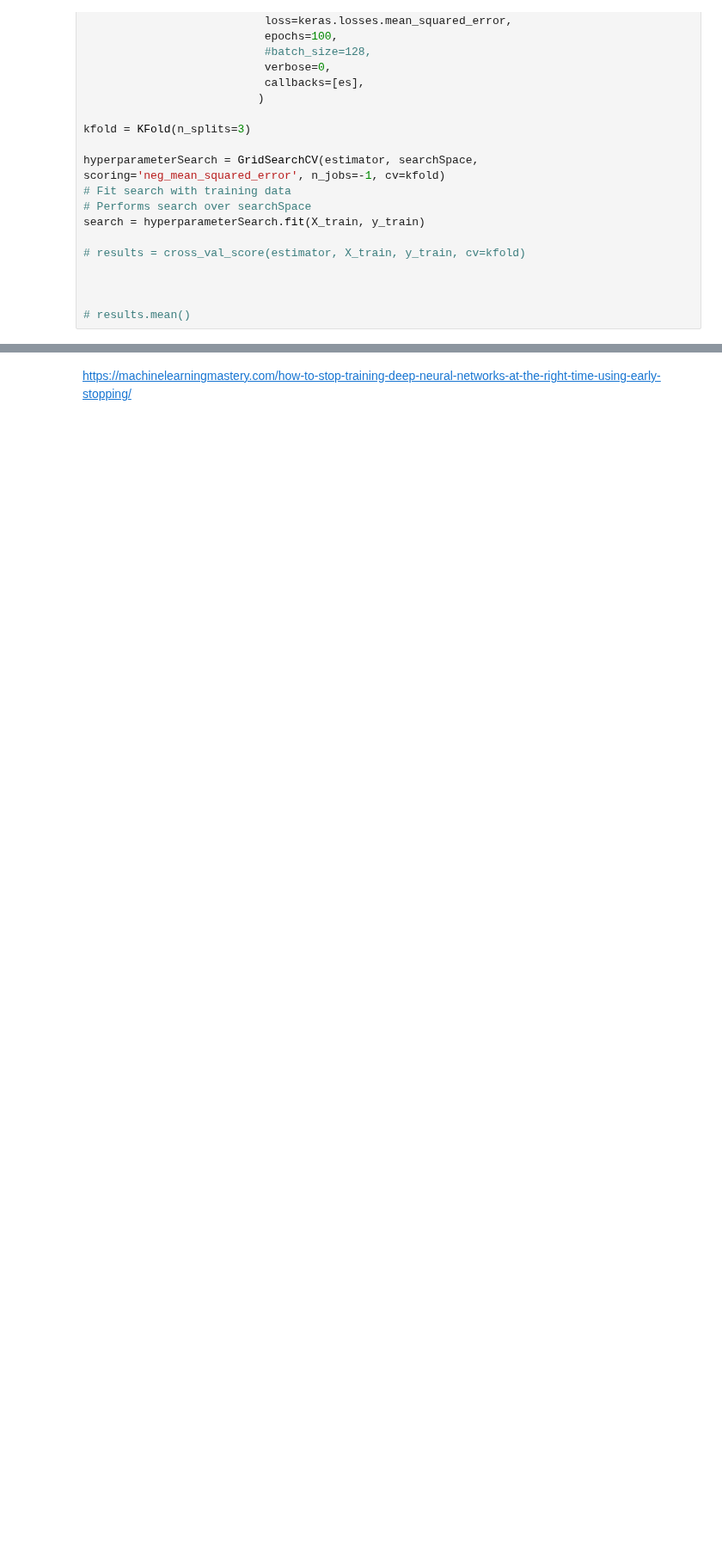
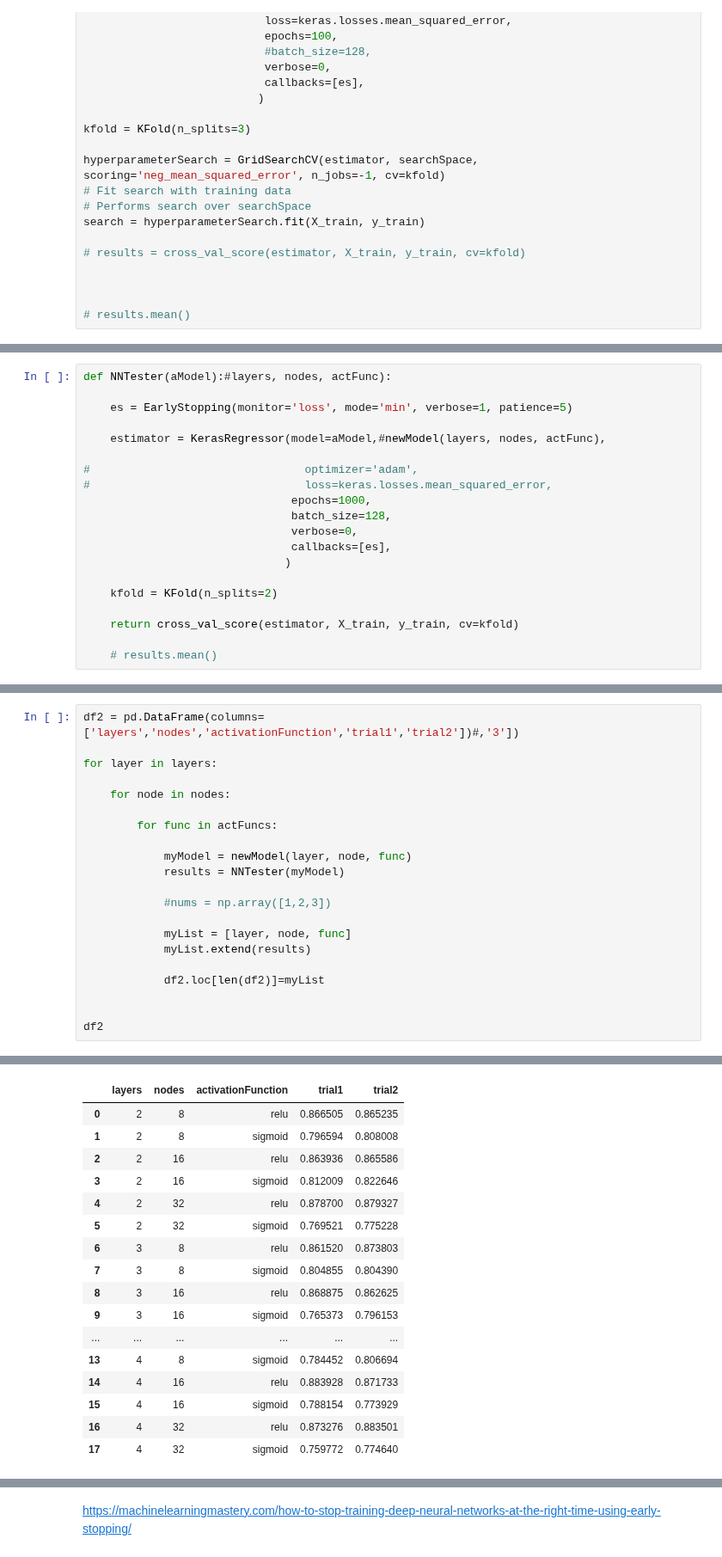
Before and after one commit to StephenTGibson/COMP527-colabNotebooks, a Jupyter notebook: COMP534-AppliedArtificialIntelligence/COMP534-CA2.ipynb, the cells around one changed output, grey strips where cells are left out. Shown at 86% size. Saved outputs shown, nothing was run; the diff lists cells and outputs as text; blank space fills up the shorter version.

```diff
--- a/COMP534-AppliedArtificialIntelligence/COMP534-CA2.ipynb
+++ b/COMP534-AppliedArtificialIntelligence/COMP534-CA2.ipynb
@@ -365,0 +349,20 @@ KerasRegressor(
+# %%
+def NNTester(aModel):#layers, nodes, actFunc):
+
+    es = EarlyStopping(monitor='loss', mode='min', verbose=1, patience=5)
+
+    estimator = KerasRegressor(model=aModel,#newModel(layers, nodes, actFunc),
+
+#                                optimizer='adam',
+#                                loss=keras.losses.mean_squared_error,
+                               epochs=1000,
+                               batch_size=128,
+                               verbose=0,
+                               callbacks=[es],
+                              )
+
+    kfold = KFold(n_splits=2)
+
+    return cross_val_score(estimator, X_train, y_train, cv=kfold)
+
+    # results.mean()
@@ -365,0 +373,22 @@ KerasRegressor(
+# %%
+df2 = pd.DataFrame(columns=['layers','nodes','activationFunction','trial1','trial2'])#,'3'])
+
+for layer in layers:
+
+    for node in nodes:
+
+        for func in actFuncs:
+
+            myModel = newModel(layer, node, func)
+            results = NNTester(myModel)
+
+            #nums = np.array([1,2,3])
+
+            myList = [layer, node, func]
+            myList.extend(results)
+
+            df2.loc[len(df2)]=myList
+
+
+df2
+# %% [output]
@@ -365,0 +412,17 @@ KerasRegressor(
+|  | layers | nodes | activationFunction | trial1 | trial2 |
+| 0 | 2 | 8 | relu | 0.866505 | 0.865235 |
+| 1 | 2 | 8 | sigmoid | 0.796594 | 0.808008 |
+| 2 | 2 | 16 | relu | 0.863936 | 0.865586 |
+| 3 | 2 | 16 | sigmoid | 0.812009 | 0.822646 |
+| 4 | 2 | 32 | relu | 0.878700 | 0.879327 |
+| 5 | 2 | 32 | sigmoid | 0.769521 | 0.775228 |
+| 6 | 3 | 8 | relu | 0.861520 | 0.873803 |
+| 7 | 3 | 8 | sigmoid | 0.804855 | 0.804390 |
+| 8 | 3 | 16 | relu | 0.868875 | 0.862625 |
+| 9 | 3 | 16 | sigmoid | 0.765373 | 0.796153 |
+| ... | ... | ... | ... | ... | ... |
+| 13 | 4 | 8 | sigmoid | 0.784452 | 0.806694 |
+| 14 | 4 | 16 | relu | 0.883928 | 0.871733 |
+| 15 | 4 | 16 | sigmoid | 0.788154 | 0.773929 |
+| 16 | 4 | 32 | relu | 0.873276 | 0.883501 |
+| 17 | 4 | 32 | sigmoid | 0.759772 | 0.774640 |
```
Also changed, not shown: parts of 47 cells of this notebook.
